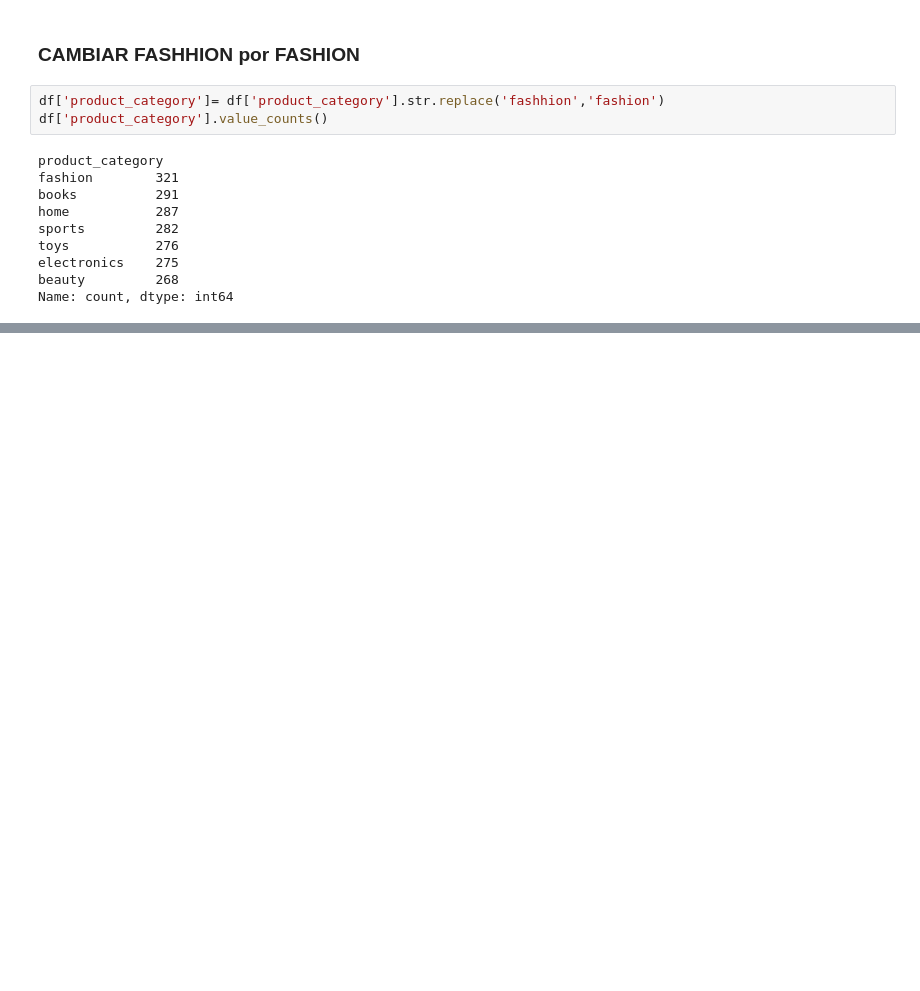
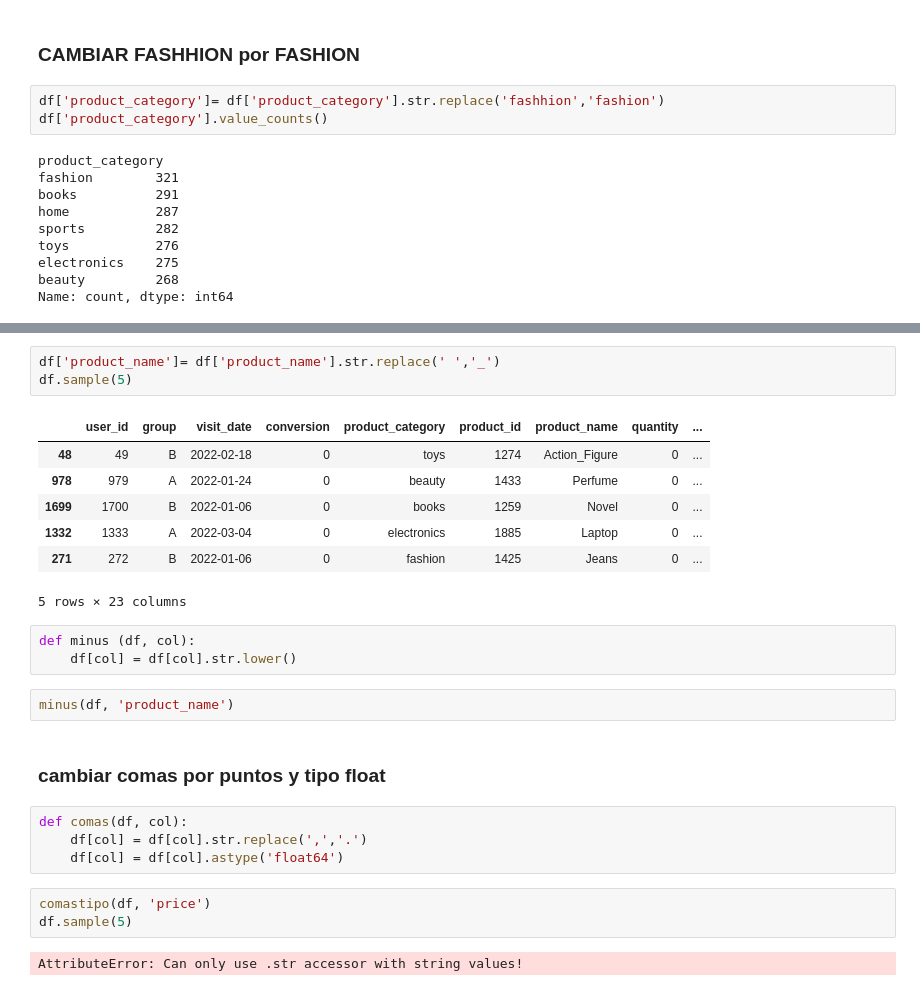
Before and after one commit to JesusMaria26051964/amazon_abtesting, a Jupyter notebook: notebooks/02.limpieza.ipynb, the cells around one changed output, grey strips where cells are left out. Drawn from its saved outputs; the diff is of its cells as text; blank space fills up the shorter version.

```diff
--- a/notebooks/02.limpieza.ipynb
+++ b/notebooks/02.limpieza.ipynb
@@ -136,0 +138,27 @@ Name: count, dtype: int64
+# %%
+df['product_name']= df['product_name'].str.replace(' ','_')
+df.sample(5)
+# %% [output]
+|  | user_id | group | visit_date | conversion | product_category | product_id | product_name | quantity | ... |
+| 48 | 49 | B | 2022-02-18 | 0 | toys | 1274 | Action_Figure | 0 | ... |
+| 978 | 979 | A | 2022-01-24 | 0 | beauty | 1433 | Perfume | 0 | ... |
+| 1699 | 1700 | B | 2022-01-06 | 0 | books | 1259 | Novel | 0 | ... |
+| 1332 | 1333 | A | 2022-03-04 | 0 | electronics | 1885 | Laptop | 0 | ... |
+| 271 | 272 | B | 2022-01-06 | 0 | fashion | 1425 | Jeans | 0 | ... |
+5 rows × 23 columns
+# %%
+def minus (df, col):
+    df[col] = df[col].str.lower()
+# %%
+minus(df, 'product_name')
+# %% [markdown]
+### cambiar comas por puntos y tipo float ###
+# %%
+def comas(df, col):
+    df[col] = df[col].str.replace(',','.')
+    df[col] = df[col].astype('float64')
+# %%
+comastipo(df, 'price')
+df.sample(5)
+# %% [output]
+AttributeError: Can only use .str accessor with string values!
```
Also changed, not shown: parts of 16 cells of this notebook, 1 other file.
